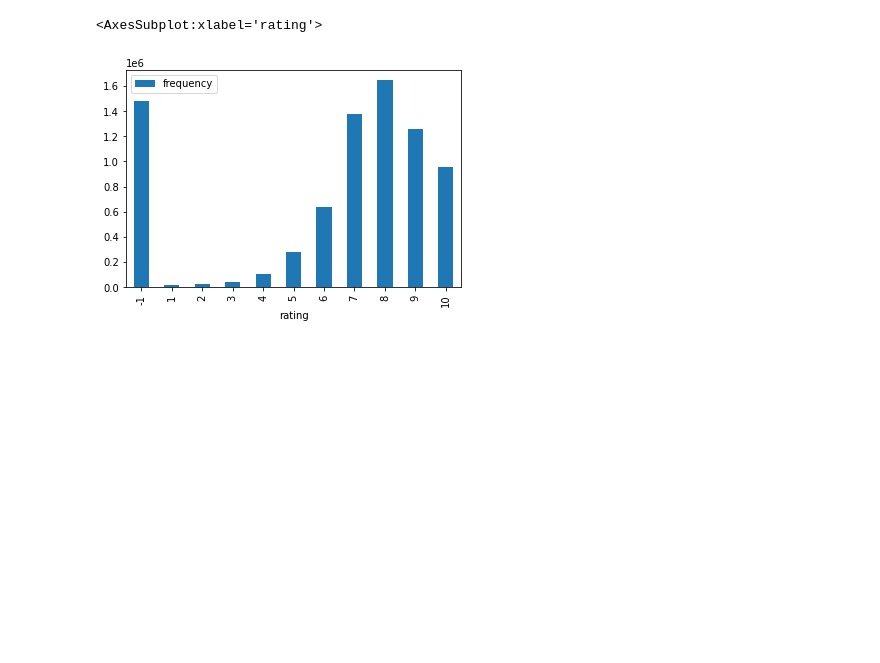
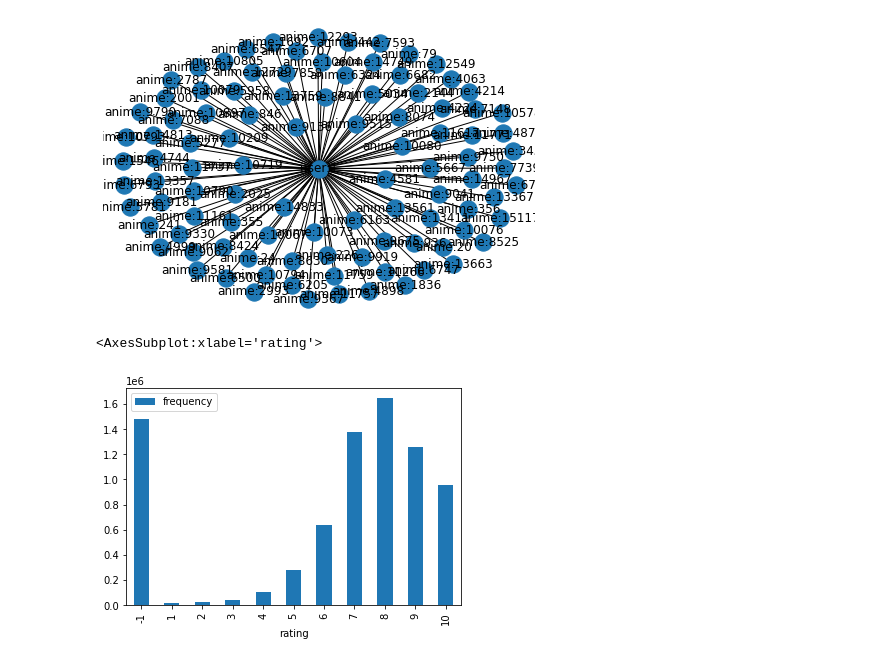
Before and after one commit to TonyStew/anime-analysis-proj, a Jupyter notebook: exploration.ipynb, the cells around one changed output. Saved outputs shown, nothing was run; the diff lists cells and outputs as text; code cells hidden in the pictures; blank space fills up the shorter version.

```diff
--- a/exploration.ipynb
+++ b/exploration.ipynb
@@ -7,3 +79,10 @@ rating = pd.read_csv("rating.csv")
+# %%
+sub_rating = rating.head(100)
+G = nx.from_pandas_edgelist(sub_rating, "user_id", "anime_id")
+nx.draw(G, with_labels=True)
+plt.show()
+# %% [output]
+[figure, added]
 # %%
 tmp = rating["rating"].value_counts()
 index = [-1] + list(range(1, 11))
```
Also changed, not shown: parts of 10 cells of this notebook.
